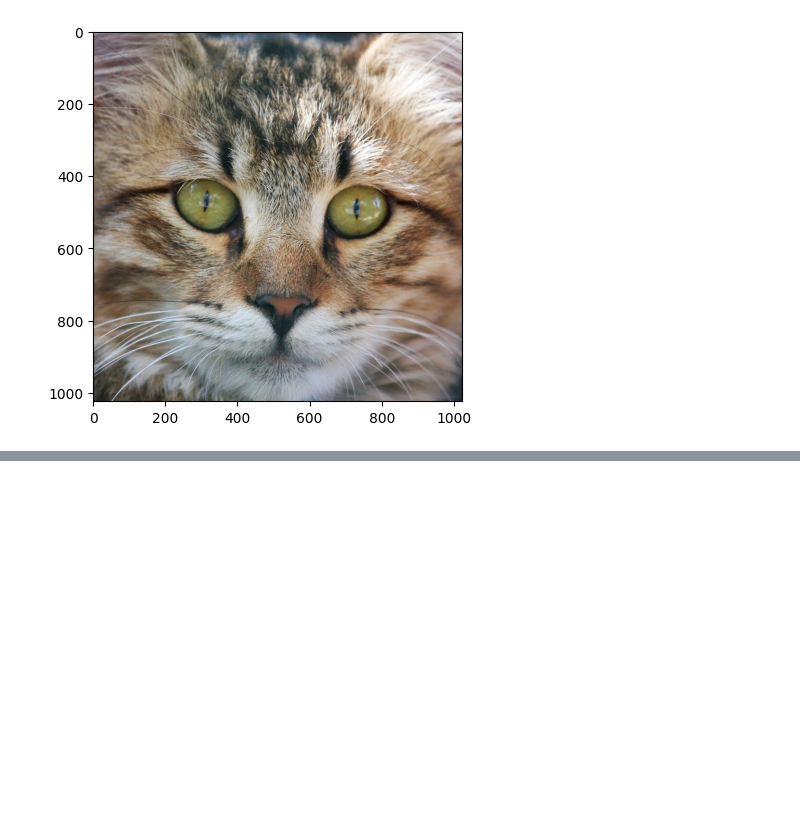
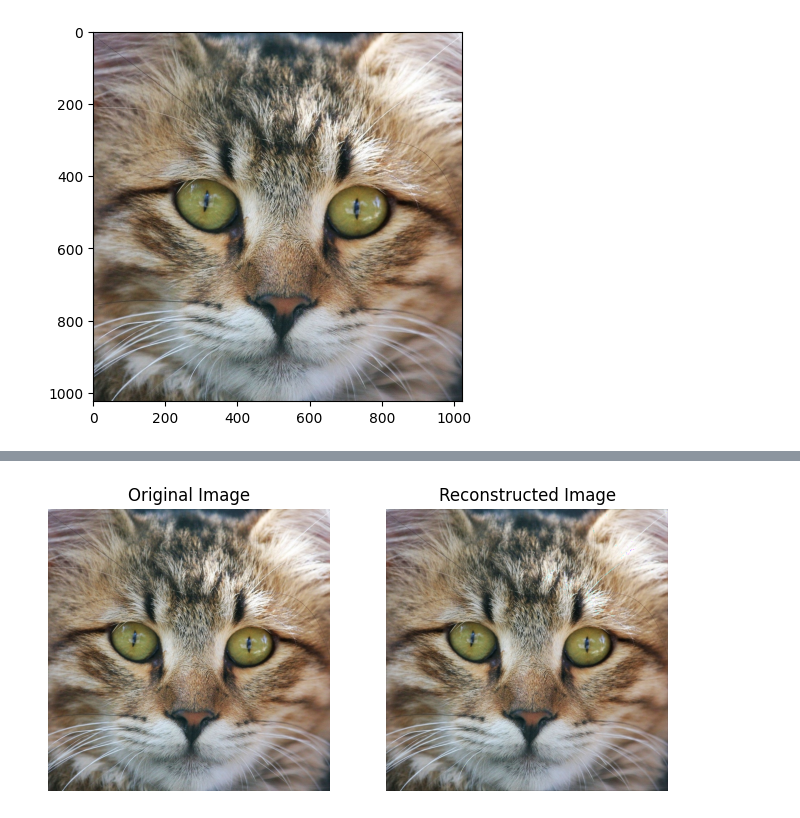
Before and after one commit to chloe7kis/Neural-Field-Exercise, a Jupyter notebook: work.ipynb, the cells around one changed output, grey strips where cells are left out. Saved outputs shown, nothing was run; the diff lists cells and outputs as text; code cells hidden in the pictures; blank space fills up the shorter version.

```diff
--- a/work.ipynb
+++ b/work.ipynb
@@ -142,0 +145,89 @@ Epoch 1000/1000, Loss: 1.2208903399368864e-06, PSNR: 59.13323211669922
+# %%
+import torch
+import torch.optim as optim
+import torchvision.transforms as transforms
+from PIL import Image
+import matplotlib.pyplot as plt
+import math
+
+# Load the original image
+preprocess = transforms.ToTensor()
+original_tensor = preprocess(original_image).unsqueeze(0)
+
+# Define the neural network model
+class Net(torch.nn.Module):
+    def __init__(self):
+        super(Net, self).__init__()
+        self.conv1 = torch.nn.Conv2d(3, 64, kernel_size=3, stride=1, padding=1)
+        self.conv2 = torch.nn.Conv2d(64, 3, kernel_size=3, stride=1, padding=1)
+
+    def forward(self, x):
+        x = torch.relu(self.conv1(x))
+        x = self.conv2(x)
+        return x
+
+# Initialize the neural network model and optimizer
+model = Net()
+optimizer = optim.Adam(model.parameters(), lr=0.01)
+criterion = torch.nn.MSELoss()
+num_epochs = 1000
+losses = []
+psnr_values = []
+
+for epoch in range(num_epochs):
+    optimizer.zero_grad()
+
+    # Forward pass and compute the loss
+    reconstructed_tensor = model(original_tensor)
+    loss = criterion(reconstructed_tensor, original_tensor)
+
+    # Backward pass and optimization
+    loss.backward()
+    optimizer.step()
+
+    # Save the loss value
+    losses.append(loss.item())
+
+    # Calculate PSNR
+    mse = loss.item()
+    psnr = 10 * math.log10(1 / mse)
+    psnr_values.append(psnr)
+
+    # Print the loss and PSNR
+    if (epoch + 1) % 10 == 0:
+        print(f"Epoch {epoch+1}/{num_epochs}, Loss: {loss.item()}, PSNR: {psnr}")
+
+    if psnr>43:
+        break
+
+# Convert the reconstructed tensor to an image
+reconstructed_image = transforms.ToPILImage()(reconstructed_tensor.squeeze())
+
+# Display the original image and reconstructed image
+plt.figure(figsize=(8, 4))
+plt.subplot(1, 2, 1)
+plt.title("Original Image")
+plt.imshow(original_image)
+plt.axis("off")
+
+plt.subplot(1, 2, 2)
+plt.title("Reconstructed Image")
+plt.imshow(reconstructed_image)
+plt.axis("off")
+
+# Display the loss curve
+plt.figure(figsize=(6, 4))
+plt.title("Loss Curve")
+plt.plot(losses)
+plt.xlabel("Epoch")
+plt.ylabel("Loss")
+
+# Display the PSNR curve
+plt.figure(figsize=(6, 4))
+plt.title("PSNR Curve")
+plt.plot(psnr_values)
+plt.xlabel("Epoch")
+plt.ylabel("PSNR")
+
+plt.show()
+# %% [output]
@@ -142,0 +251 @@ Epoch 1000/1000, Loss: 1.2208903399368864e-06, PSNR: 59.13323211669922
+[figure, added]
```
Also changed, not shown: parts of 7 cells of this notebook.
